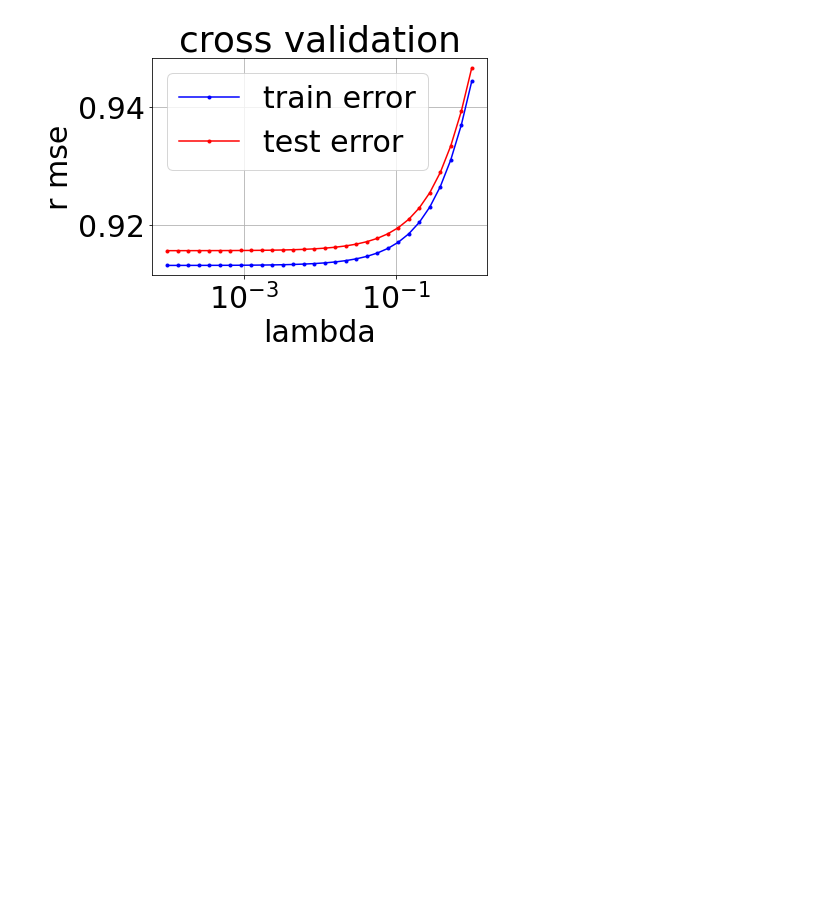
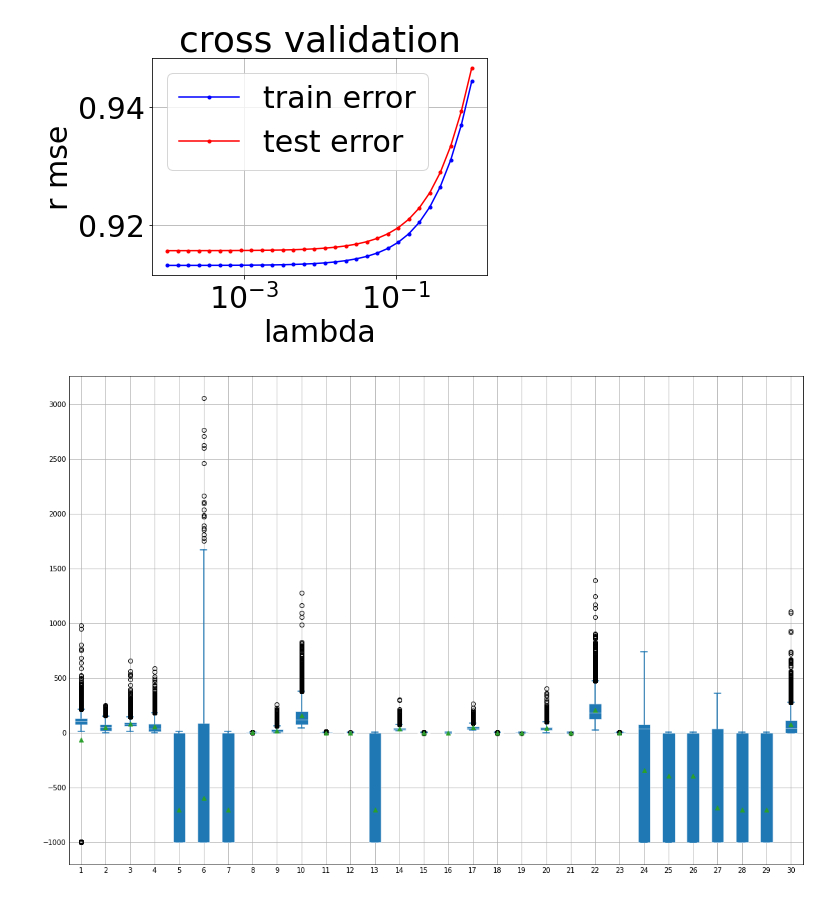
Before and after one commit to mateo762/logistic-regression-higgs-boson, a Jupyter notebook: Project1.ipynb, the cells around one changed output. Drawn from its saved outputs; the diff is of its cells as text; code cells hidden in the pictures; blank space fills up the shorter version.

Commit message:
Added features range boxplot

```diff
--- a/Project1.ipynb
+++ b/Project1.ipynb
@@ -183,3 +186,32 @@ best_lambda, best_rmse = find_best_lambda_reg_logistic_regression(x, y, 7, np.lo
 # %% [output]
  the choice of lambda which leads to the best test rmse is 0.00010 with a test rmse of 0.916
 [figure]
+# %%
+products_tuple = tuple(map(tuple, products))
+plt.style.use('_mpl-gallery')
+
+# make data:
+np.random.seed(10)
+D = np.random.normal(products_tuple)
+
+r = list(range(500))
+
+# plot
+fig, ax = plt.subplots()
+
+
+fig.set_size_inches(15, 10)
+
+
+
+VP = ax.boxplot(D, patch_artist=True,
+                showmeans=True, showfliers=True,
+                medianprops={"color": "white", "linewidth": 0.5},
+                boxprops={"facecolor": "C0", "edgecolor": "white",
+                          "linewidth": 0.5},
+                whiskerprops={"color": "C0", "linewidth": 1.5},
+                capprops={"color": "C0", "linewidth": 1.5})
+
+plt.show()
+# %% [output]
+[figure, added]
```
Also changed, not shown: parts of 1 cell of this notebook.
